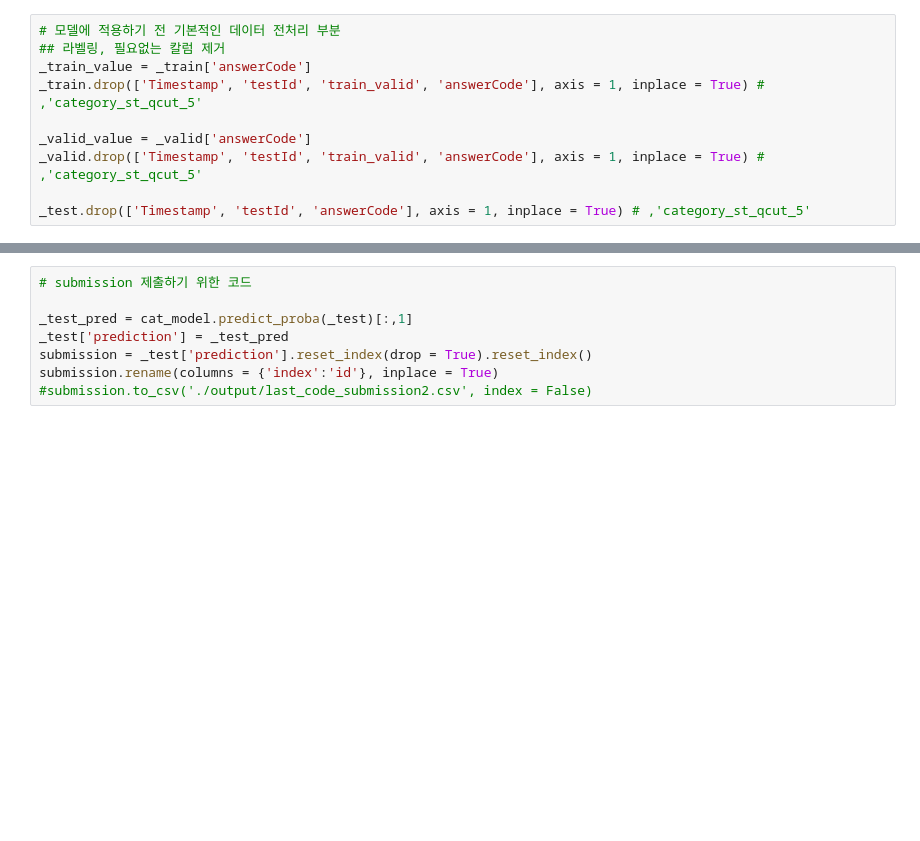
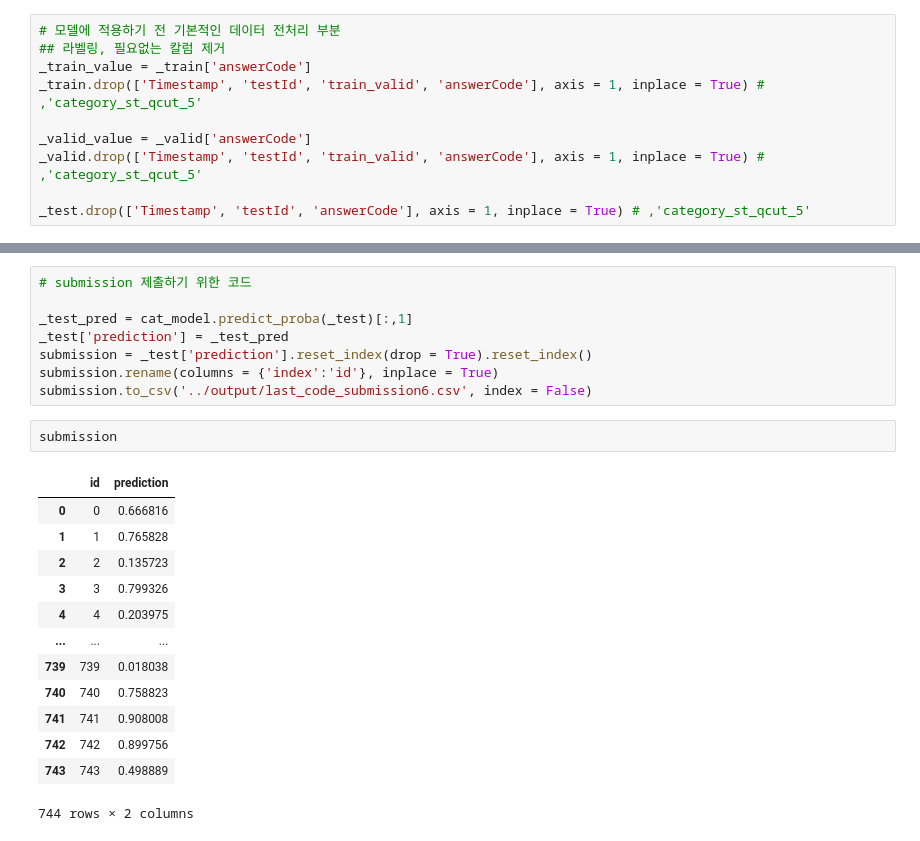
Before and after one commit to boostcampaitech4lv23recsys1/level2_dkt_recsys-level2-recsys-04, a Jupyter notebook: Boosting_ipynb/FE_KSYcatboost.ipynb, the cells around one changed output, grey strips where cells are left out. Cells and saved outputs as stored; diff of their text form; blank space fills up the shorter version.

```diff
--- a/Boosting_ipynb/FE_KSYcatboost.ipynb
+++ b/Boosting_ipynb/FE_KSYcatboost.ipynb
@@ -131,4 +132,20 @@ _test_pred = cat_model.predict_proba(_test)[:,1]
 _test['prediction'] = _test_pred
 submission = _test['prediction'].reset_index(drop = True).reset_index()
 submission.rename(columns = {'index':'id'}, inplace = True)
-#submission.to_csv('./output/last_code_submission2.csv', index = False)
+submission.to_csv('../output/last_code_submission6.csv', index = False)
+# %%
+submission
+# %% [output]
+|  | id | prediction |
+| 0 | 0 | 0.666816 |
+| 1 | 1 | 0.765828 |
+| 2 | 2 | 0.135723 |
+| 3 | 3 | 0.799326 |
+| 4 | 4 | 0.203975 |
+| ... | ... | ... |
+| 739 | 739 | 0.018038 |
+| 740 | 740 | 0.758823 |
+| 741 | 741 | 0.908008 |
+| 742 | 742 | 0.899756 |
+| 743 | 743 | 0.498889 |
+744 rows × 2 columns
```
Also changed, not shown: parts of 5 cells of this notebook, 3 other files.
